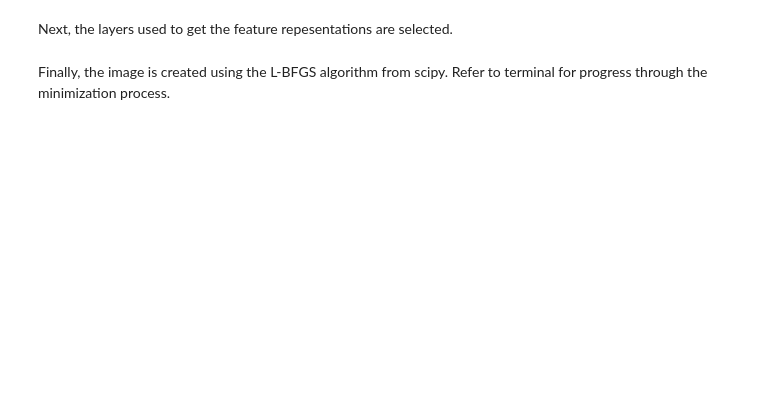
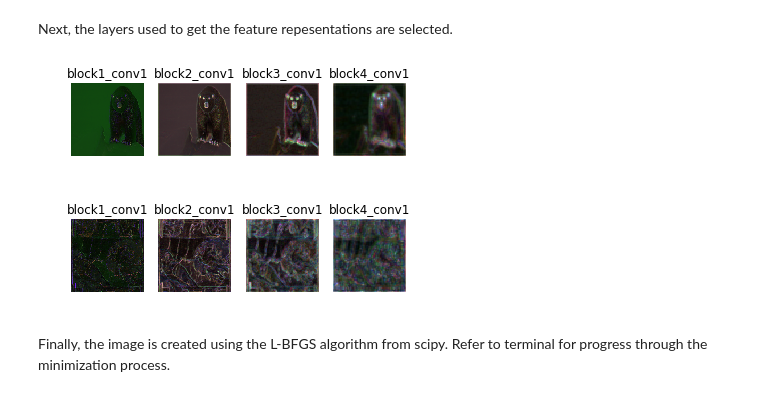
Before and after one commit to broden-wanner/style-transfer, a Jupyter notebook: ai_art.ipynb, the cells around one changed output. Cells and saved outputs as stored; diff of their text form; code cells hidden in the pictures; blank space fills up the shorter version.

Commit message:
Added feature visualizations in notebook

```diff
--- a/ai_art.ipynb
+++ b/ai_art.ipynb
@@ -137,6 +140,21 @@ def get_feature_reps(layer_names, model):
         feature_matrix = K.transpose(feature_matrix)
         feature_matrices.append(feature_matrix)
     return feature_matrices
+# %%
+def show_feature_reps(layer_names, model):
+    for i, layer in enumerate(layer_names):
+        feature_raw = model.get_layer(layer).output
+        rep = K.squeeze(feature_raw, axis=0)
+        rep_R = K.mean(rep[:,:,0::3], axis=2) # Find average of 'red' values
+        rep_G = K.mean(rep[:,:,1::3], axis=2) # Find average of 'green' values
+        rep_B = K.mean(rep[:,:,2::3], axis=2) # Find average of 'blue' values
+        rep = K.stack((rep_B, rep_G, rep_R), axis=2) # Stack matrices together
+        rep *= 255.0/K.max(rep) # Normalize color values
+        rep = tf.dtypes.cast(rep, tf.uint8)
+        plt.subplot(1, len(layer_names), i+1).imshow(rep.eval(session=backend_session))
+        plt.title(layer)
+        plt.axis('off')
+    plt.show()
 # %%
 def get_content_loss(F, P):
     content_loss = 0.5*K.sum(K.square(F - P))
@@ -289,10 +307,17 @@ Next, the layers used to get the feature repesentations are selected.
 # %%
 # Get the feature represenations of the content and style images
 P = get_feature_reps(layer_names=[c_layer_name], model=c_model)[0]
 As = get_feature_reps(layer_names=s_layer_names, model=s_model)
 
+# Show feature representaions of images
+show_feature_reps(layer_names=s_layer_names, model=c_model)
+show_feature_reps(layer_names=s_layer_names, model=s_model)
+
 # Initialize weights to be reciprocal of number of style layers used
 ws = np.ones(len(s_layer_names)) / float(len(s_layer_names))
+# %% [output]
+[figure, added]
+[figure, added]
 # %% [markdown]
 Finally, the image is created using the L-BFGS algorithm from scipy. Refer to terminal for progress through the minimization process.
 # %%
```
Also changed, not shown: parts of 9 cells of this notebook, 6 other files.
